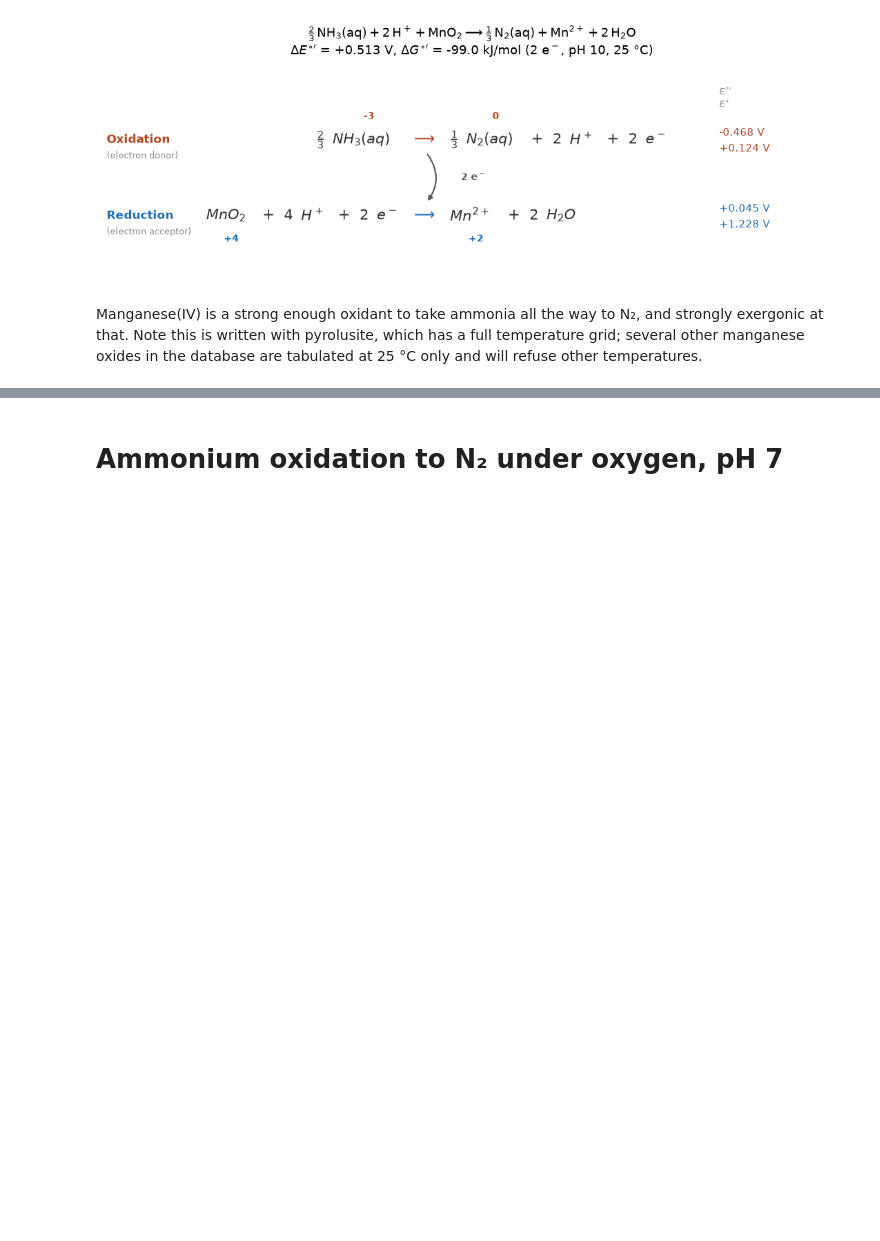
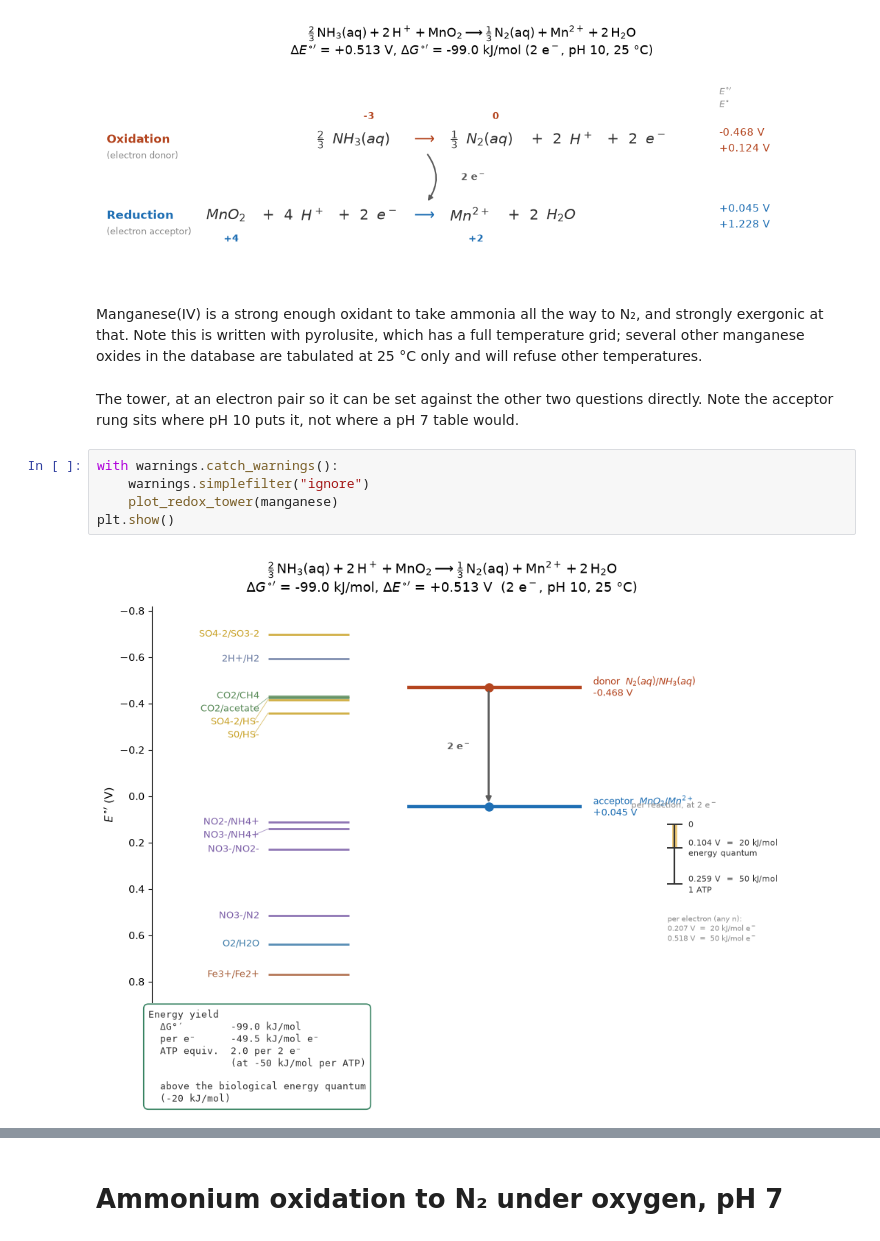
Before and after one commit to JamesRH/microbial_thermo, a Jupyter notebook: notebooks/Scratchbook.ipynb, the cells around one changed output, grey strips where cells are left out. Saved outputs shown, nothing was run; the diff lists cells and outputs as text; blank space fills up the shorter version.

```diff
--- a/notebooks/Scratchbook.ipynb
+++ b/notebooks/Scratchbook.ipynb
@@ -316,3 +314,14 @@ Manganese(IV) is a strong enough oxidant to take ammonia all the way to N₂,
 and strongly exergonic at that. Note this is written with pyrolusite, which
 has a full temperature grid; several other manganese oxides in the database
 are tabulated at 25 °C only and will refuse other temperatures.
+# %% [markdown]
+The tower, at an electron pair so it can be set against the other two
+questions directly. Note the acceptor rung sits where pH 10 puts it, not
+where a pH 7 table would.
+# %%
+with warnings.catch_warnings():
+    warnings.simplefilter("ignore")
+    plot_redox_tower(manganese)
+plt.show()
+# %% [output]
+[figure, added]
```
Also changed, not shown: parts of 9 cells of this notebook, 1 other file.
